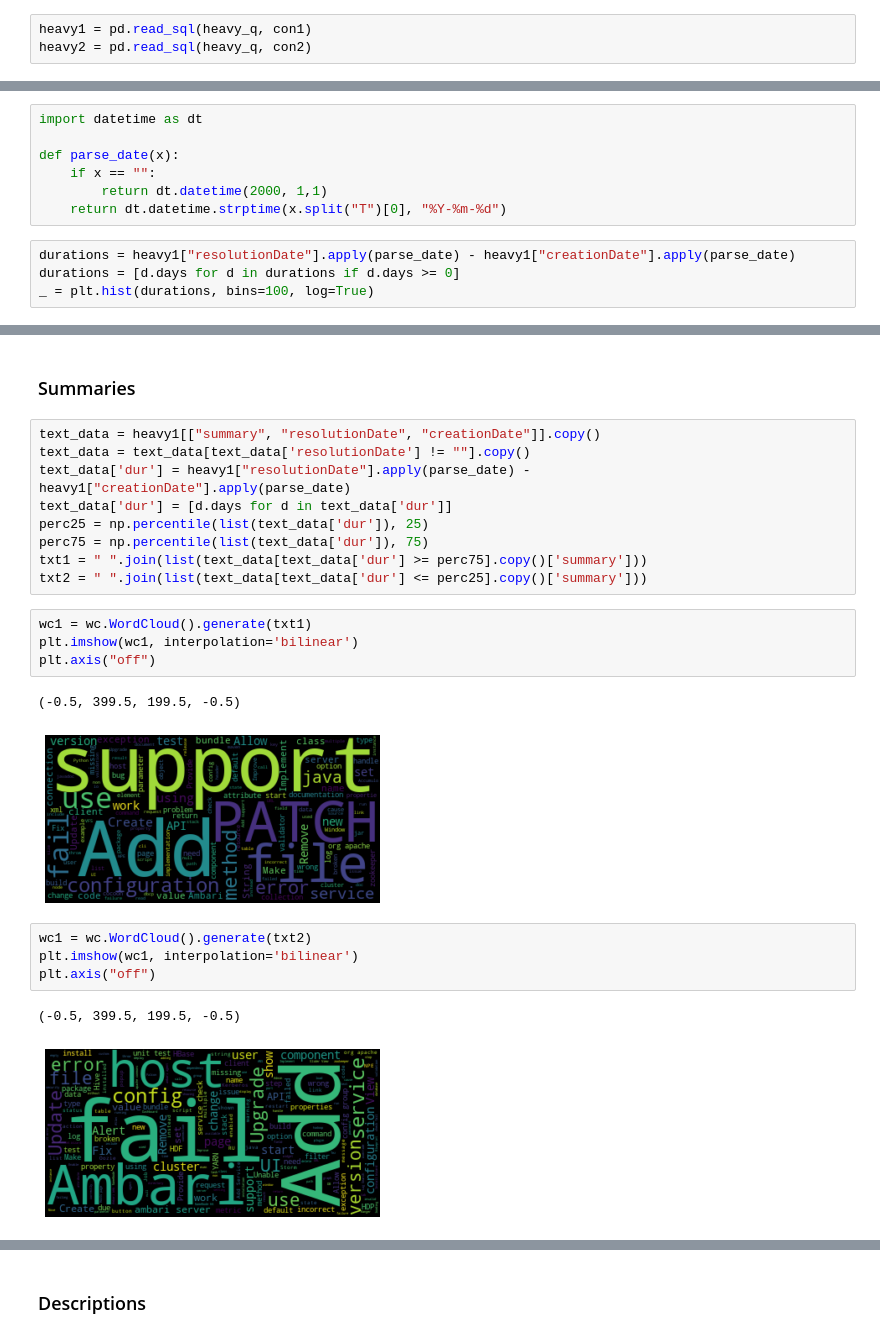
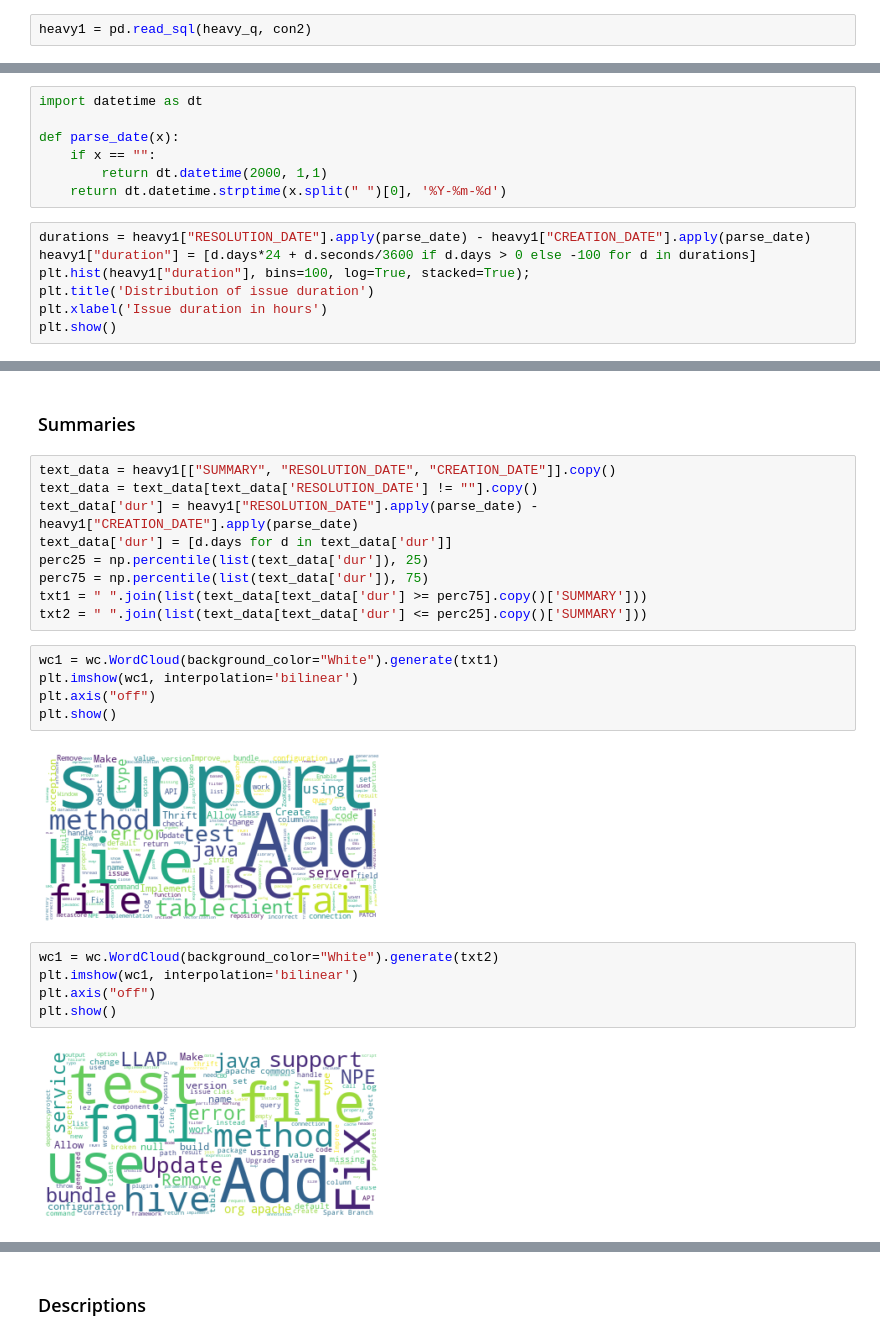
Before and after one commit to raulhigueras/tech-debt-NLP-analysis, a Jupyter notebook: notebooks/explore.ipynb, the cells around one changed output, grey strips where cells are left out. Saved outputs shown, nothing was run; the diff lists cells and outputs as text.

```diff
--- a/notebooks/explore.ipynb
+++ b/notebooks/explore.ipynb
@@ -24,3 +21,2 @@ light2 = pd.read_sql(light_q, con2)
 # %%
-heavy1 = pd.read_sql(heavy_q, con1)
-heavy2 = pd.read_sql(heavy_q, con2)
+heavy1 = pd.read_sql(heavy_q, con2)
@@ -216,9 +172,12 @@ import datetime as dt
 def parse_date(x):
     if x == "":
         return dt.datetime(2000, 1,1)
-    return dt.datetime.strptime(x.split("T")[0], "%Y-%m-%d")
+    return dt.datetime.strptime(x.split(" ")[0], '%Y-%m-%d')
 # %%
-durations = heavy1["resolutionDate"].apply(parse_date) - heavy1["creationDate"].apply(parse_date)
-durations = [d.days for d in durations if d.days >= 0]
-_ = plt.hist(durations, bins=100, log=True)
+durations = heavy1["RESOLUTION_DATE"].apply(parse_date) - heavy1["CREATION_DATE"].apply(parse_date)
+heavy1["duration"] = [d.days*24 + d.seconds/3600 if d.days > 0 else -100 for d in durations]
+plt.hist(heavy1["duration"], bins=100, log=True, stacked=True);
+plt.title('Distribution of issue duration')
+plt.xlabel('Issue duration in hours')
+plt.show()
 # %% [output]
@@ -228,25 +218,25 @@ _ = plt.hist(durations, bins=100, log=True)
 # %% [markdown]
 ### Summaries
 # %%
-text_data = heavy1[["summary", "resolutionDate", "creationDate"]].copy()
-text_data = text_data[text_data['resolutionDate'] != ""].copy()
-text_data['dur'] = heavy1["resolutionDate"].apply(parse_date) - heavy1["creationDate"].apply(parse_date)
+text_data = heavy1[["SUMMARY", "RESOLUTION_DATE", "CREATION_DATE"]].copy()
+text_data = text_data[text_data['RESOLUTION_DATE'] != ""].copy()
+text_data['dur'] = heavy1["RESOLUTION_DATE"].apply(parse_date) - heavy1["CREATION_DATE"].apply(parse_date)
 text_data['dur'] = [d.days for d in text_data['dur']]
 perc25 = np.percentile(list(text_data['dur']), 25)
 perc75 = np.percentile(list(text_data['dur']), 75)
-txt1 = " ".join(list(text_data[text_data['dur'] >= perc75].copy()['summary']))
-txt2 = " ".join(list(text_data[text_data['dur'] <= perc25].copy()['summary']))
+txt1 = " ".join(list(text_data[text_data['dur'] >= perc75].copy()['SUMMARY']))
+txt2 = " ".join(list(text_data[text_data['dur'] <= perc25].copy()['SUMMARY']))
 # %%
-wc1 = wc.WordCloud().generate(txt1)
+wc1 = wc.WordCloud(background_color="White").generate(txt1)
 plt.imshow(wc1, interpolation='bilinear')
 plt.axis("off")
+plt.show()
 # %% [output]
-(-0.5, 399.5, 199.5, -0.5)
-[figure, old version]
+[figure, new version]
 # %%
-wc1 = wc.WordCloud().generate(txt2)
+wc1 = wc.WordCloud(background_color="White").generate(txt2)
 plt.imshow(wc1, interpolation='bilinear')
 plt.axis("off")
+plt.show()
 # %% [output]
-(-0.5, 399.5, 199.5, -0.5)
-[figure, old version]
+[figure, new version]
```
Also changed, not shown: parts of 47 cells of this notebook, 1 other file.
